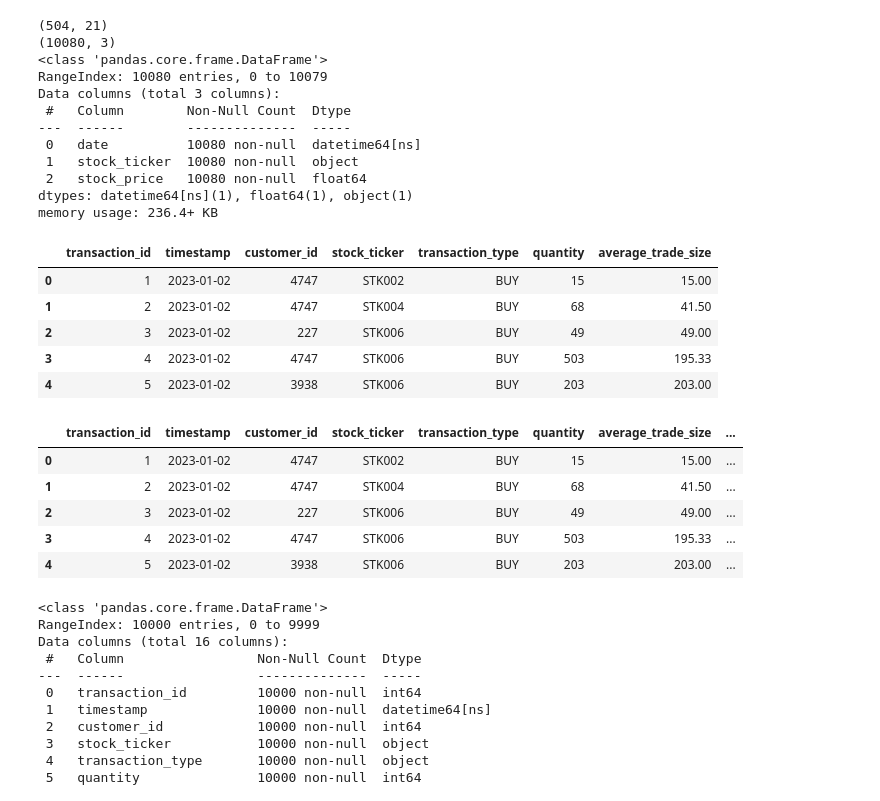
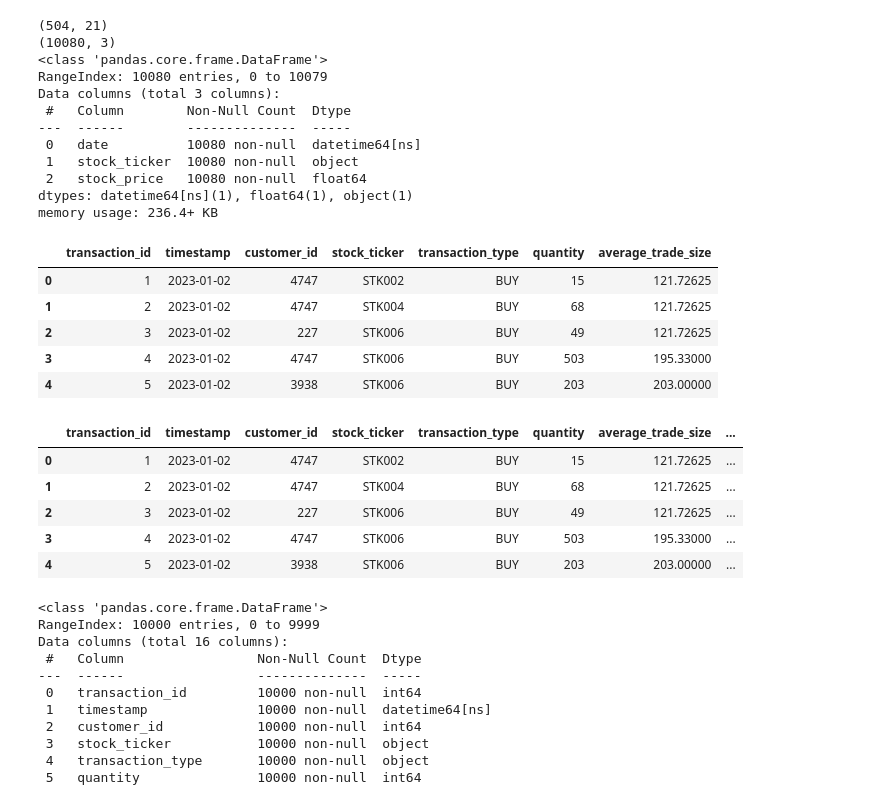
Before and after one commit to Talaat-jr/Real-Time_Stock_Portfolio_Analytics, a Jupyter notebook: notebook/data_preprocessing.ipynb, the cells around one changed output. Drawn from its saved outputs; the diff is of its cells as text; code cells hidden in the pictures.

Commit message:
Update README and code to reflect changes in average trade size; implement missing value imputation in data processing pipeline and enhance data visualization in Jupyter notebook.

```diff
--- a/notebook/data_preprocessing.ipynb
+++ b/notebook/data_preprocessing.ipynb
@@ -146,16 +220,17 @@ numerical_cols = daily_trade_prices_df.select_dtypes(include=[np.number]).column
 - doesn't seem to be any significant outliers in the dataset, as the stock prices are not normally distributed as assumed by z-score method
 # %%
 # use z-score to identify outliers
-from scipy import stats
-z_scores = np.abs(stats.zscore(daily_trade_prices_df[numerical_cols]))
-outlier_indices = np.where(z_scores > 3)
-outlier_rows = set(outlier_indices[0])
-print(f'Number of outlier rows identified by z-score method: {len(outlier_rows)}')
+# from scipy import stats
+# z_scores = np.abs(stats.zscore(daily_trade_prices_df[numerical_cols]))
+# print(z_scores)
+# outlier_indices = np.where(z_scores > 3)
+# outlier_rows = set(outlier_indices[0])
+# print(f'Number of outlier rows identified by z-score method: {len(outlier_rows)}')
 
-# get the number of outliers per numerical column using z-score
-for i, col in enumerate(numerical_cols):
-    outlier_count = np.sum(z_scores[:, i] > 3)
-    print(f'Column: {col}, Outliers (z-score method): {outlier_count}')
+# # get the number of outliers per numerical column using z-score
+# for i, col in enumerate(numerical_cols):
+#     outlier_count = np.sum(z_scores[:, i] > 3)
+#     print(f'Column: {col}, Outliers (z-score method): {outlier_count}')
 
 # visualize outliers using z-score method
 # for i, col in enumerate(numerical_cols):
@@ -222,13 +489,14 @@ import seaborn as sns
 # %%
 def handle_outliers(df, method='cap', threshold=0.1, multiplier=1.5):
     df_clean = df.copy()
-    stock_cols = [col for col in df.columns if col != 'date']
+    numerical_cols = df.select_dtypes(include=[np.number]).columns.tolist()
+
 
     print(f"\n{'='*60}")
     print(f"Outlier Handling Report (Threshold: {threshold*100}%)")
     print(f"{'='*60}\n")
 
-    for col in stock_cols:
+    for col in numerical_cols:
         # Calculate IQR bounds
         q1 = df[col].quantile(0.25)
         q3 = df[col].quantile(0.75)
@@ -251,6 +519,19 @@ def handle_outliers(df, method='cap', threshold=0.1, multiplier=1.5):
                 # Replace outliers with NaN and interpolate
                 df_clean.loc[outlier_mask, col] = np.nan
                 df_clean[col] = df_clean[col].interpolate(method='linear').fillna(method='bfill').fillna(method='ffill')
+            elif method == 'log':
+                # Log transform the values (only positive values allowed)
+                # Add 1 if necessary to avoid log(0)
+                min_val = df_clean[col].min()
+                offset = 1 - min_val if min_val <= 0 else 0
+                df_clean[col] = np.log(df_clean[col] + offset)
+            elif method == 'zscore':
+                # Standardize the column using z-score normalization
+                print(f"Standardizing {col} using z-score normalization")
+                mean = df_clean[col].mean()
+                std = df_clean[col].std()
+                print(f"Mean: {mean}, Std: {std}")
+                df_clean[col] = (df_clean[col] - mean) / std
         else:
             print(f"  {col}: {outlier_count} outliers ({outlier_proportion*100:.2f}%) - SKIPPED")
 
@@ -258,7 +539,7 @@ def handle_outliers(df, method='cap', threshold=0.1, multiplier=1.5):
     return df_clean
 
 # example usage
-cleaned_daily_trade_prices_df = handle_outliers(daily_trade_prices_df, method='cap', threshold=0.1)
+cleaned_daily_trade_prices_df = handle_outliers(cleaned_daily_trade_prices_df, method='log', threshold=0.1)
 # %% [output]
 ============================================================
 Outlier Handling Report (Threshold: 10.0%)
@@ -477,0 +716,2 @@ Columns with more than 10.0% outliers: ['average_trade_size', 'cumulative_portfo
+# %%
+trades_df_cleaned = handle_outliers(trades_df, method='cap', threshold=0.2)
@@ -738,17 +1000,18 @@ dtypes: datetime64[ns](1), float64(1), object(1)
 memory usage: 236.4+ KB
 # %%
 # from trades_df get transaction_id	timestamp	customer_id	stock_ticker	transaction_type	quantity	average_trade_size
-merged_df = trades_df[['transaction_id', 'timestamp', 'customer_id', 'stock_ticker', 'transaction_type', 'quantity', 'average_trade_size']].copy()
+merged_df = trades_df_cleaned[['transaction_id', 'timestamp', 'customer_id', 'stock_ticker', 'transaction_type', 'quantity', 'average_trade_size']].copy()
 merged_df.head()
 # %% [output]
 |  | transaction_id | timestamp | customer_id | stock_ticker | transaction_type | quantity | average_trade_size |
-| 0 | 1 | 2023-01-02 | 4747 | STK002 | BUY | 15 | 15.00 |
-| 1 | 2 | 2023-01-02 | 4747 | STK004 | BUY | 68 | 41.50 |
-| 2 | 3 | 2023-01-02 | 227 | STK006 | BUY | 49 | 49.00 |
-| 3 | 4 | 2023-01-02 | 4747 | STK006 | BUY | 503 | 195.33 |
-| 4 | 5 | 2023-01-02 | 3938 | STK006 | BUY | 203 | 203.00 |
+| 0 | 1 | 2023-01-02 | 4747 | STK002 | BUY | 15 | 121.72625 |
+| 1 | 2 | 2023-01-02 | 4747 | STK004 | BUY | 68 | 121.72625 |
+| 2 | 3 | 2023-01-02 | 227 | STK006 | BUY | 49 | 121.72625 |
+| 3 | 4 | 2023-01-02 | 4747 | STK006 | BUY | 503 | 195.33000 |
+| 4 | 5 | 2023-01-02 | 3938 | STK006 | BUY | 203 | 203.00000 |
 # %%
 # get stock_price from daily_trade_prices_df based on date and stock_ticker, date is the same as timestamp in trades_df
+merged_df['timestamp'] = pd.to_datetime(merged_df['timestamp'])
 merged_df = merged_df.merge(melted_daily_trade_prices_df, left_on=['timestamp', 'stock_ticker'], right_on=['date', 'stock_ticker'], how='left')
 
 # calculate total_trade_amount = stock_price * quantity
@@ -777,11 +1040,11 @@ merged_df = merged_df.drop(columns=['date_x', 'date_y'], errors='ignore')
 merged_df.head()
 # %% [output]
 |  | transaction_id | timestamp | customer_id | stock_ticker | transaction_type | quantity | average_trade_size | ... |
-| 0 | 1 | 2023-01-02 | 4747 | STK002 | BUY | 15 | 15.00 | ... |
-| 1 | 2 | 2023-01-02 | 4747 | STK004 | BUY | 68 | 41.50 | ... |
-| 2 | 3 | 2023-01-02 | 227 | STK006 | BUY | 49 | 49.00 | ... |
-| 3 | 4 | 2023-01-02 | 4747 | STK006 | BUY | 503 | 195.33 | ... |
-| 4 | 5 | 2023-01-02 | 3938 | STK006 | BUY | 203 | 203.00 | ... |
+| 0 | 1 | 2023-01-02 | 4747 | STK002 | BUY | 15 | 121.72625 | ... |
+| 1 | 2 | 2023-01-02 | 4747 | STK004 | BUY | 68 | 121.72625 | ... |
+| 2 | 3 | 2023-01-02 | 227 | STK006 | BUY | 49 | 121.72625 | ... |
+| 3 | 4 | 2023-01-02 | 4747 | STK006 | BUY | 503 | 195.33000 | ... |
+| 4 | 5 | 2023-01-02 | 3938 | STK006 | BUY | 203 | 203.00000 | ... |
 # %%
 merged_df.info()
 merged_df.shape
```
Also changed, not shown: parts of 48 cells of this notebook, 3 other files.
